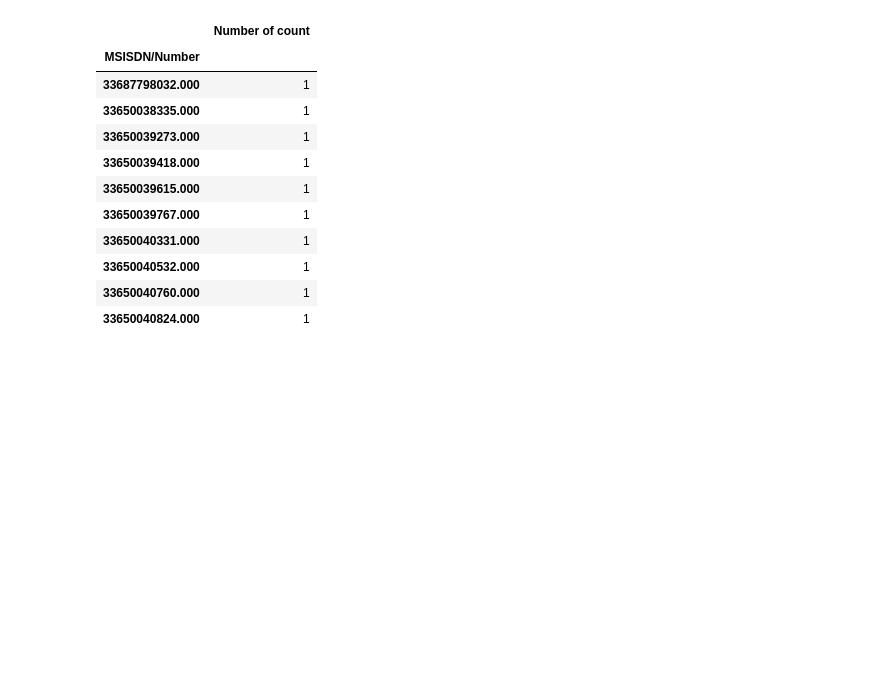
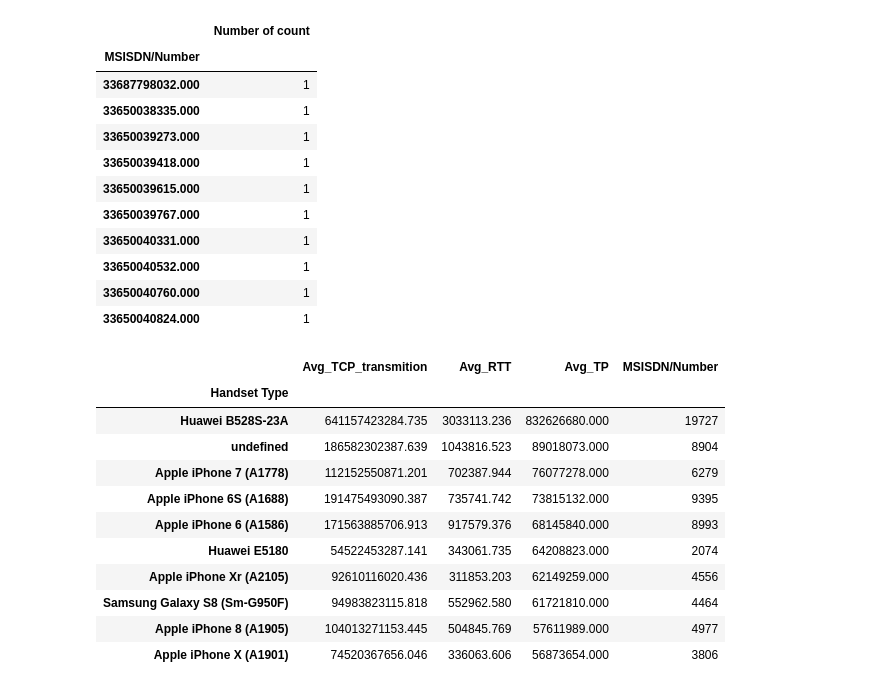
Before and after one commit to Micky373/Telecom_user_analytics, a Jupyter notebook: notebooks/user_experience_analysis.ipynb, the cells around one changed output. Saved outputs shown, nothing was run; the diff lists cells and outputs as text; code cells hidden in the pictures; blank space fills up the shorter version.

Commit message:
Find out tcp and tp per handset

```diff
--- a/notebooks/user_experience_analysis.ipynb
+++ b/notebooks/user_experience_analysis.ipynb
@@ -270,3 +270,22 @@ grouped_data_count.head(10)
 | 33650040532.000 | 1 |
 | 33650040760.000 | 1 |
 | 33650040824.000 | 1 |
+# %%
+# Pointing out the top 10 hadsets with higher TP
+
+grouped_data_handset = analysis_data.groupby('Handset Type').agg({'Avg_TCP_transmition':'sum','Avg_RTT':'sum','Avg_TP':'sum','MSISDN/Number':'count'})
+grouped_data_handset = grouped_data_handset.sort_values(by='Avg_TP',ascending=False)
+grouped_data_handset.head(10)
+# %% [output]
+|  | Avg_TCP_transmition | Avg_RTT | Avg_TP | MSISDN/Number |
+| Handset Type |  |  |  |  |
+| Huawei B528S-23A | 641157423284.735 | 3033113.236 | 832626680.000 | 19727 |
+| undefined | 186582302387.639 | 1043816.523 | 89018073.000 | 8904 |
+| Apple iPhone 7 (A1778) | 112152550871.201 | 702387.944 | 76077278.000 | 6279 |
+| Apple iPhone 6S (A1688) | 191475493090.387 | 735741.742 | 73815132.000 | 9395 |
+| Apple iPhone 6 (A1586) | 171563885706.913 | 917579.376 | 68145840.000 | 8993 |
+| Huawei E5180 | 54522453287.141 | 343061.735 | 64208823.000 | 2074 |
+| Apple iPhone Xr (A2105) | 92610116020.436 | 311853.203 | 62149259.000 | 4556 |
+| Samsung Galaxy S8 (Sm-G950F) | 94983823115.818 | 552962.580 | 61721810.000 | 4464 |
+| Apple iPhone 8 (A1905) | 104013271153.445 | 504845.769 | 57611989.000 | 4977 |
+| Apple iPhone X (A1901) | 74520367656.046 | 336063.606 | 56873654.000 | 3806 |
```
Also changed, not shown: parts of 3 cells of this notebook.
